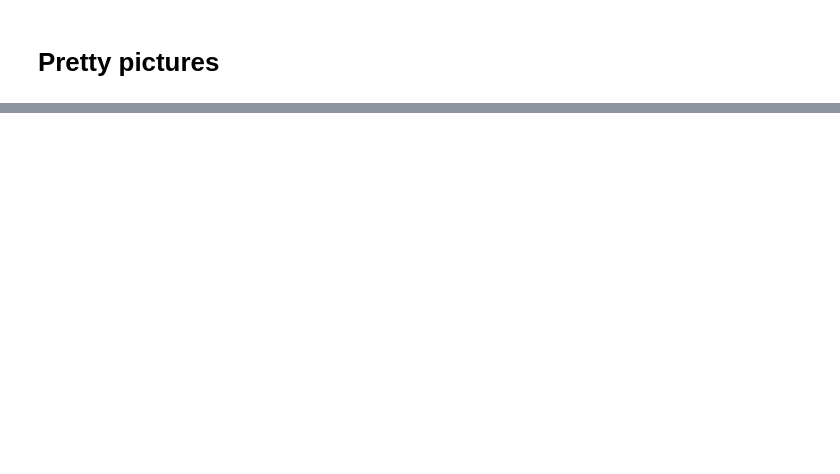
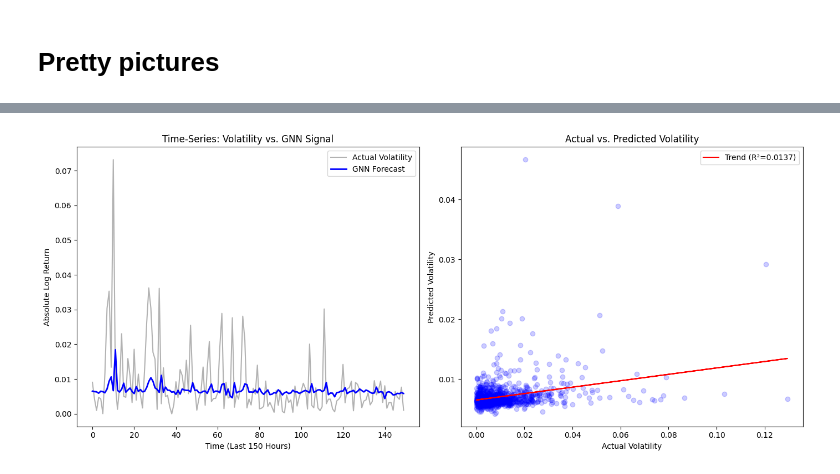
Before and after one commit to CrownCrafter/Network-Analysis-Assignment, a Jupyter notebook: crown's link prediction.ipynb, the cells around one changed output, grey strips where cells are left out. Cells and saved outputs as stored; diff of their text form; code cells hidden in the pictures; blank space fills up the shorter version.

```diff
--- a/crown's link prediction.ipynb
+++ b/crown's link prediction.ipynb
@@ -231,0 +396,36 @@ Found 5971 high-confidence False Positives.
+# %%
+# --- THE "SUCCESS" TEST: PREDICTING MAGNITUDE (VOLATILITY) ---
+
+# 1. Use the predictions from your successful Volatility model (y_test_real vs y_pred_real)
+# If you haven't run the Volatility block recently, ensure model_final is trained.
+
+plt.figure(figsize=(14, 6))
+
+# Subplot 1: Time Series Overlay (The 'Tracking' View)
+# We look at the last 150 hours to see if the GNN 'echoes' the price swings
+plt.subplot(1, 2, 1)
+plt.plot(y_test_real.values[-150:], label='Actual Volatility', color='black', alpha=0.3)
+plt.plot(y_pred_real[-150:], label='GNN Forecast', color='blue', linewidth=2)
+plt.title("Time-Series: Volatility vs. GNN Signal")
+plt.xlabel("Time (Last 150 Hours)")
+plt.ylabel("Absolute Log Return")
+plt.legend()
+
+# Subplot 2: Scatter Plot (The 'Correlation' View)
+# This is the direct comparison to your 'Directional' failure plot
+plt.subplot(1, 2, 2)
+plt.scatter(y_test_real, y_pred_real, alpha=0.2, color='blue')
+
+# Add a trend line to show the positive correlation
+m, b = np.polyfit(y_test_real, y_pred_real, 1)
+plt.plot(y_test_real, m*y_test_real + b, color='red', label=f'Trend (R²={r2:.4f})')
+
+plt.title("Actual vs. Predicted Volatility")
+plt.xlabel("Actual Volatility")
+plt.ylabel("Predicted Volatility")
+plt.legend()
+
+plt.tight_layout()
+plt.show()
+# %% [output]
+[figure, added]
```
Also changed, not shown: parts of 9 cells of this notebook.
